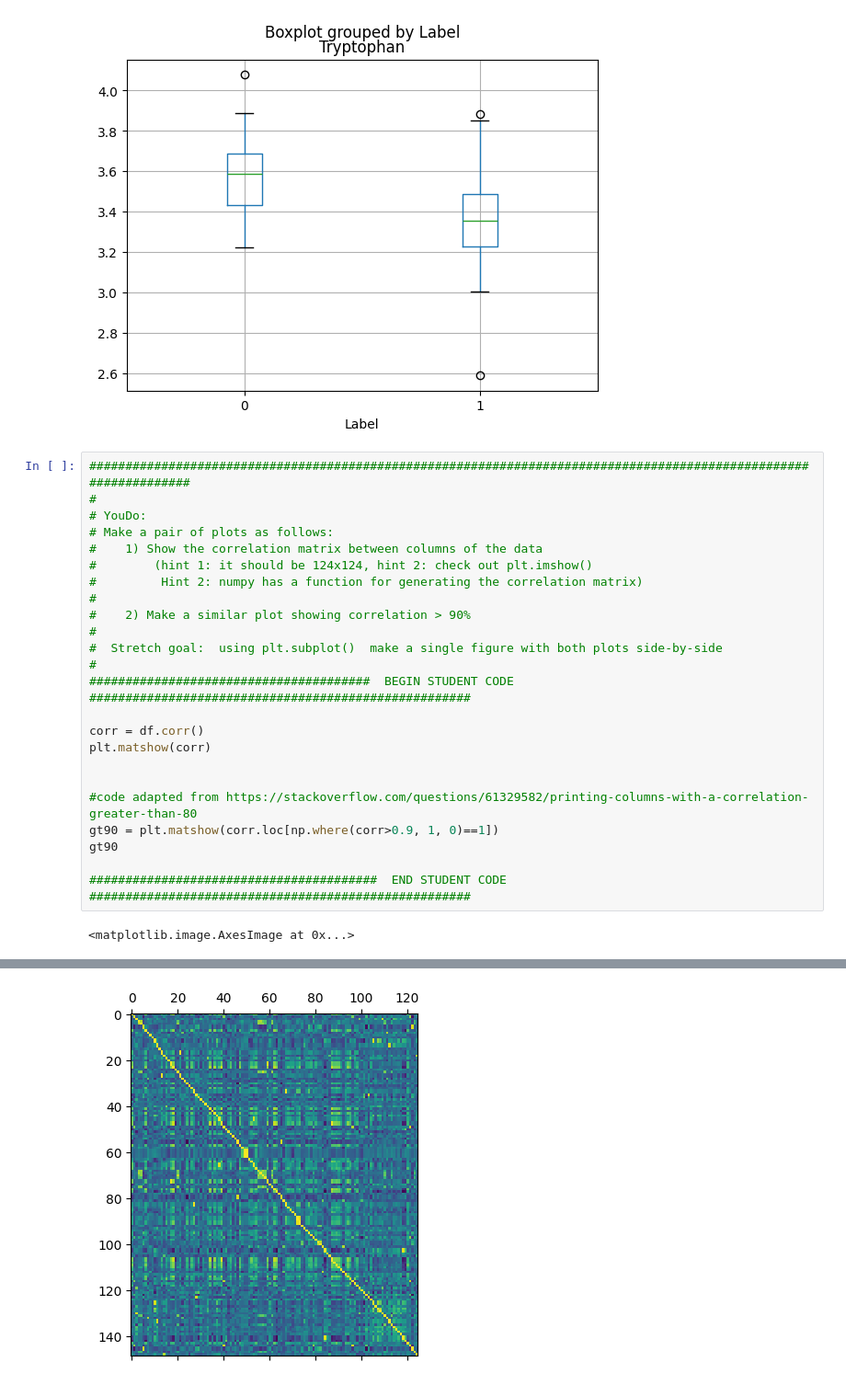
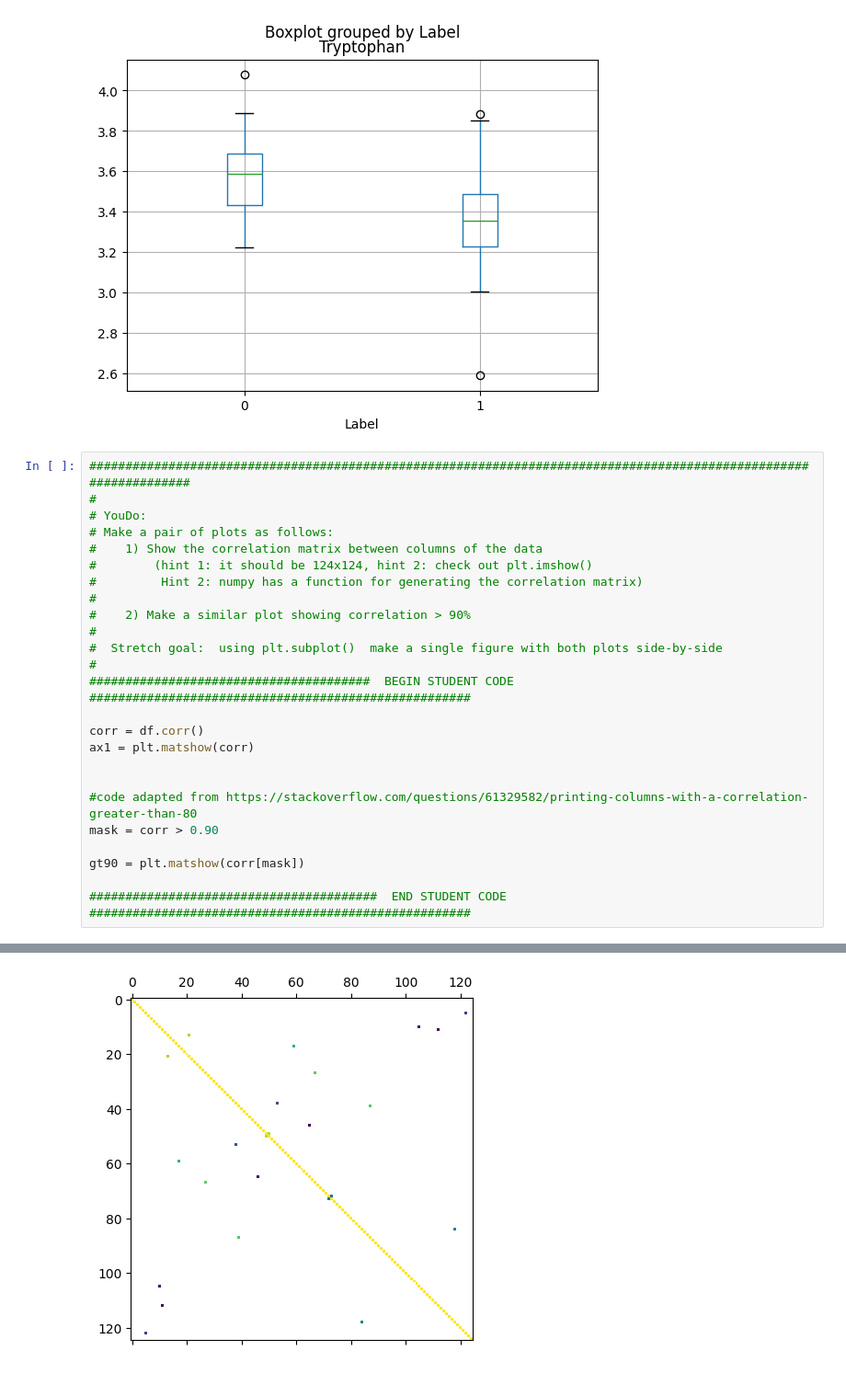
Before and after one commit to BIOS6644/BIOS6644_Spring_2024, a Jupyter notebook: students/DavidNerguizian/Module_1/notebooks/BIOS6644_CSV_Sugar_Metabolomics_DavidNerguizian.ipynb, the cells around one changed output, grey strips where cells are left out. Shown at 92% size. Cells and saved outputs as stored; diff of their text form.

```diff
--- a/students/DavidNerguizian/Module_1/notebooks/BIOS6644_CSV_Sugar_Metabolomics_DavidNerguizian.ipynb
+++ b/students/DavidNerguizian/Module_1/notebooks/BIOS6644_CSV_Sugar_Metabolomics_DavidNerguizian.ipynb
@@ -176,31 +176,31 @@ plt.show()
 # %%
 ##################################################################################################################
 #
 # YouDo:
 # Make a pair of plots as follows:
 #    1) Show the correlation matrix between columns of the data
 #        (hint 1: it should be 124x124, hint 2: check out plt.imshow()
 #         Hint 2: numpy has a function for generating the correlation matrix)
 #
 #    2) Make a similar plot showing correlation > 90%
 #
 #  Stretch goal:  using plt.subplot()  make a single figure with both plots side-by-side
 #
 #######################################  BEGIN STUDENT CODE  #####################################################
 
 corr = df.corr()
-plt.matshow(corr)
+ax1 = plt.matshow(corr)
 
 
 #code adapted from https://stackoverflow.com/questions/61329582/printing-columns-with-a-correlation-greater-than-80
-gt90 = plt.matshow(corr.loc[np.where(corr>0.9, 1, 0)==1])
-gt90
+mask = corr > 0.90
+
+gt90 = plt.matshow(corr[mask])
 
 ########################################  END STUDENT CODE   #####################################################
 # %% [output]
-<matplotlib.image.AxesImage at 0x...>
 [figure]
-[figure, old version]
+[figure, new version]
 # %%
 ##################################################################################################################
 #
```
Also changed, not shown: parts of 6 cells of this notebook.
